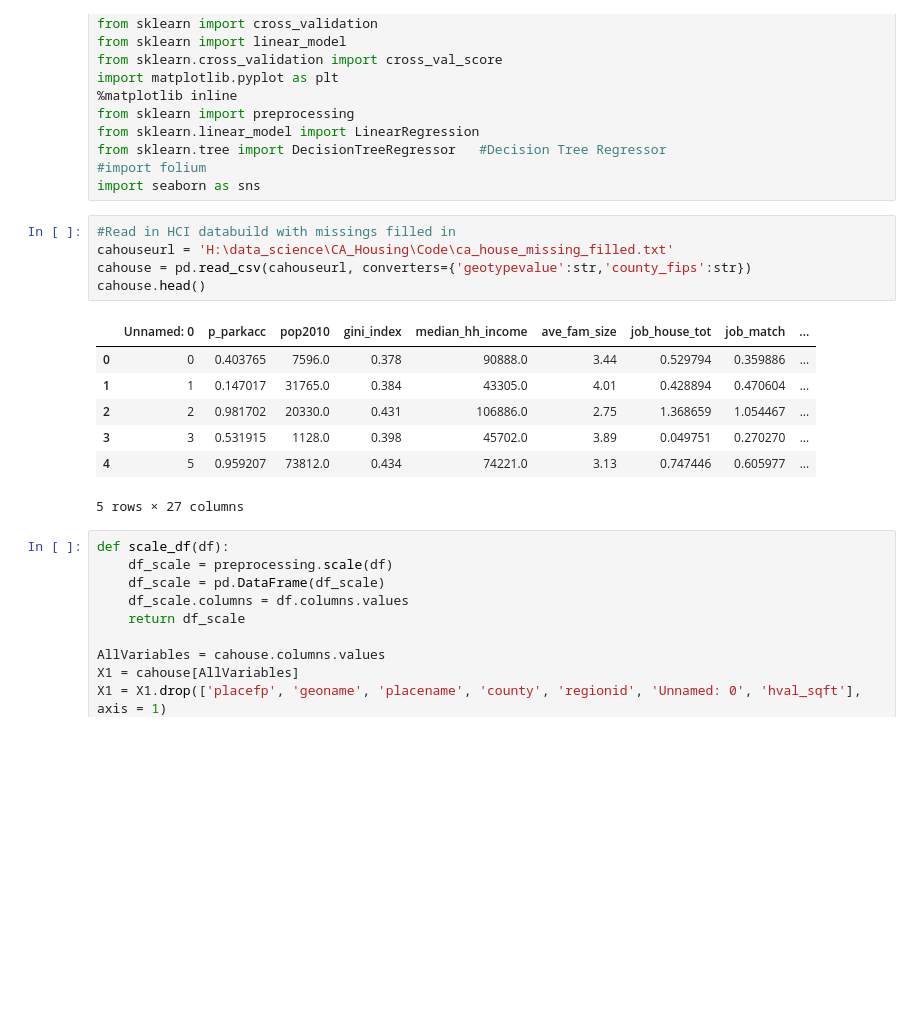
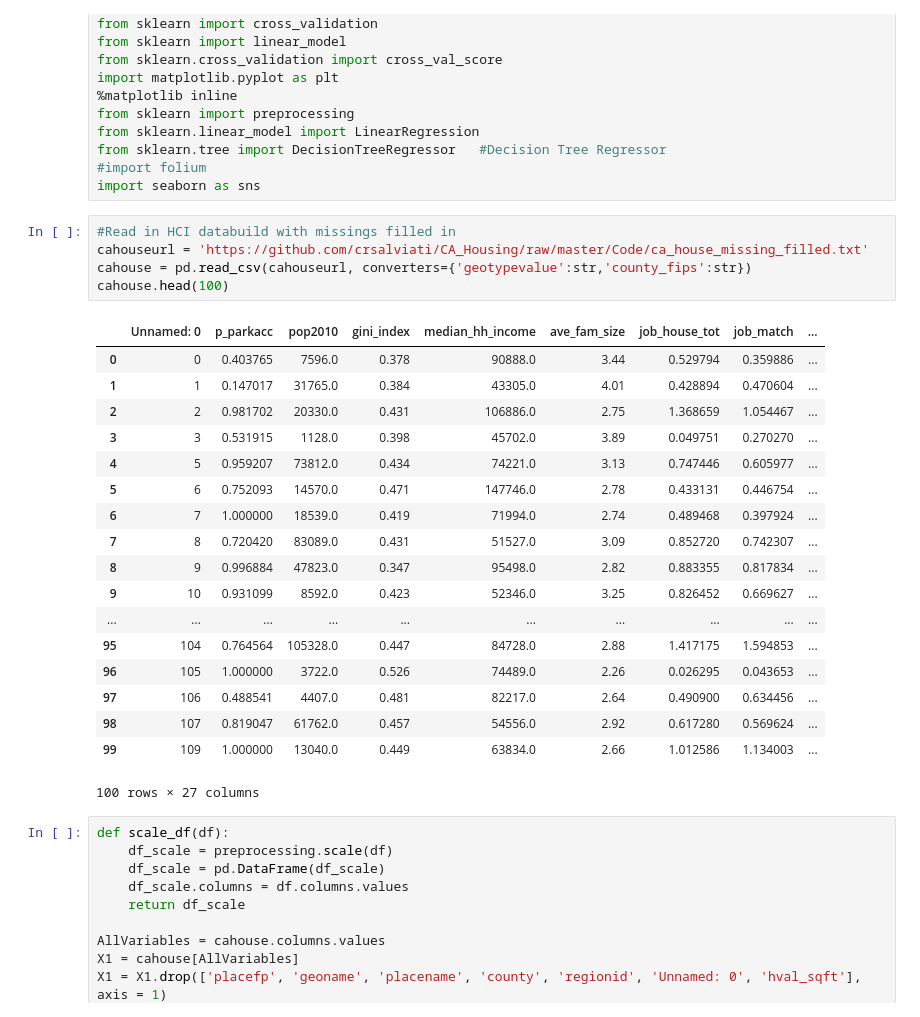
Before and after one commit to crsalviati/CA_Housing, a Jupyter notebook: Run_Models.ipynb, the cells around one changed output. Saved outputs shown, nothing was run; the diff lists cells and outputs as text; blank space fills up the shorter version.

```diff
--- a/Run_Models.ipynb
+++ b/Run_Models.ipynb
@@ -14,17 +14,28 @@ from sklearn.tree import DecisionTreeRegressor   #Decision Tree Regressor
 import seaborn as sns
 # %%
 #Read in HCI databuild with missings filled in
-cahouseurl = 'H:\data_science\CA_Housing\Code\ca_house_missing_filled.txt'
+cahouseurl = 'https://github.com/crsalviati/CA_Housing/raw/master/Code/ca_house_missing_filled.txt'
 cahouse = pd.read_csv(cahouseurl, converters={'geotypevalue':str,'county_fips':str})
-cahouse.head()
+cahouse.head(100)
 # %% [output]
 |  | Unnamed: 0 | p_parkacc | pop2010 | gini_index | median_hh_income | ave_fam_size | job_house_tot | job_match | ... |
 | 0 | 0 | 0.403765 | 7596.0 | 0.378 | 90888.0 | 3.44 | 0.529794 | 0.359886 | ... |
 | 1 | 1 | 0.147017 | 31765.0 | 0.384 | 43305.0 | 4.01 | 0.428894 | 0.470604 | ... |
 | 2 | 2 | 0.981702 | 20330.0 | 0.431 | 106886.0 | 2.75 | 1.368659 | 1.054467 | ... |
 | 3 | 3 | 0.531915 | 1128.0 | 0.398 | 45702.0 | 3.89 | 0.049751 | 0.270270 | ... |
 | 4 | 5 | 0.959207 | 73812.0 | 0.434 | 74221.0 | 3.13 | 0.747446 | 0.605977 | ... |
+| 5 | 6 | 0.752093 | 14570.0 | 0.471 | 147746.0 | 2.78 | 0.433131 | 0.446754 | ... |
+| 6 | 7 | 1.000000 | 18539.0 | 0.419 | 71994.0 | 2.74 | 0.489468 | 0.397924 | ... |
+| 7 | 8 | 0.720420 | 83089.0 | 0.431 | 51527.0 | 3.09 | 0.852720 | 0.742307 | ... |
+| 8 | 9 | 0.996884 | 47823.0 | 0.347 | 95498.0 | 2.82 | 0.883355 | 0.817834 | ... |
+| 9 | 10 | 0.931099 | 8592.0 | 0.423 | 52346.0 | 3.25 | 0.826452 | 0.669627 | ... |
+| ... | ... | ... | ... | ... | ... | ... | ... | ... | ... |
+| 95 | 104 | 0.764564 | 105328.0 | 0.447 | 84728.0 | 2.88 | 1.417175 | 1.594853 | ... |
+| 96 | 105 | 1.000000 | 3722.0 | 0.526 | 74489.0 | 2.26 | 0.026295 | 0.043653 | ... |
+| 97 | 106 | 0.488541 | 4407.0 | 0.481 | 82217.0 | 2.64 | 0.490900 | 0.634456 | ... |
+| 98 | 107 | 0.819047 | 61762.0 | 0.457 | 54556.0 | 2.92 | 0.617280 | 0.569624 | ... |
+| 99 | 109 | 1.000000 | 13040.0 | 0.449 | 63834.0 | 2.66 | 1.012586 | 1.134003 | ... |
-5 rows × 27 columns
+100 rows × 27 columns
 # %%
 def scale_df(df):
     df_scale = preprocessing.scale(df)
```
Also changed, not shown: parts of 15 cells of this notebook, 11 other files.
